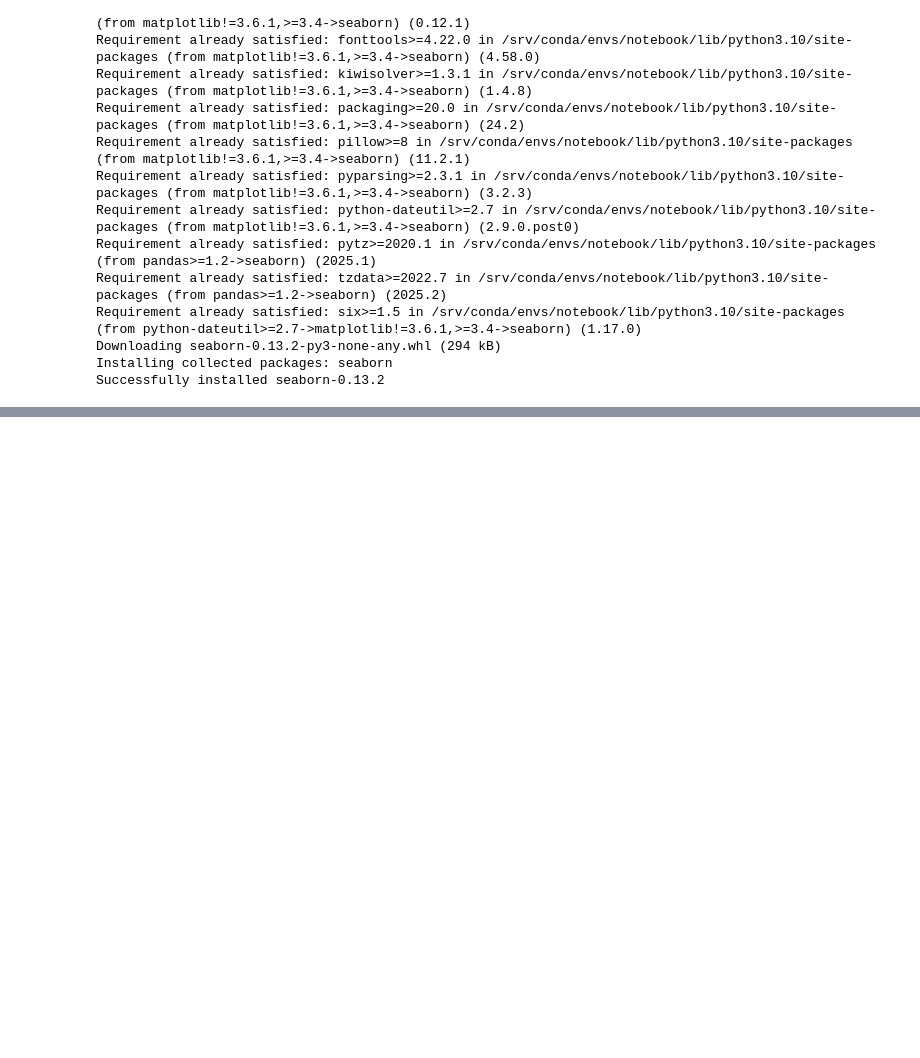
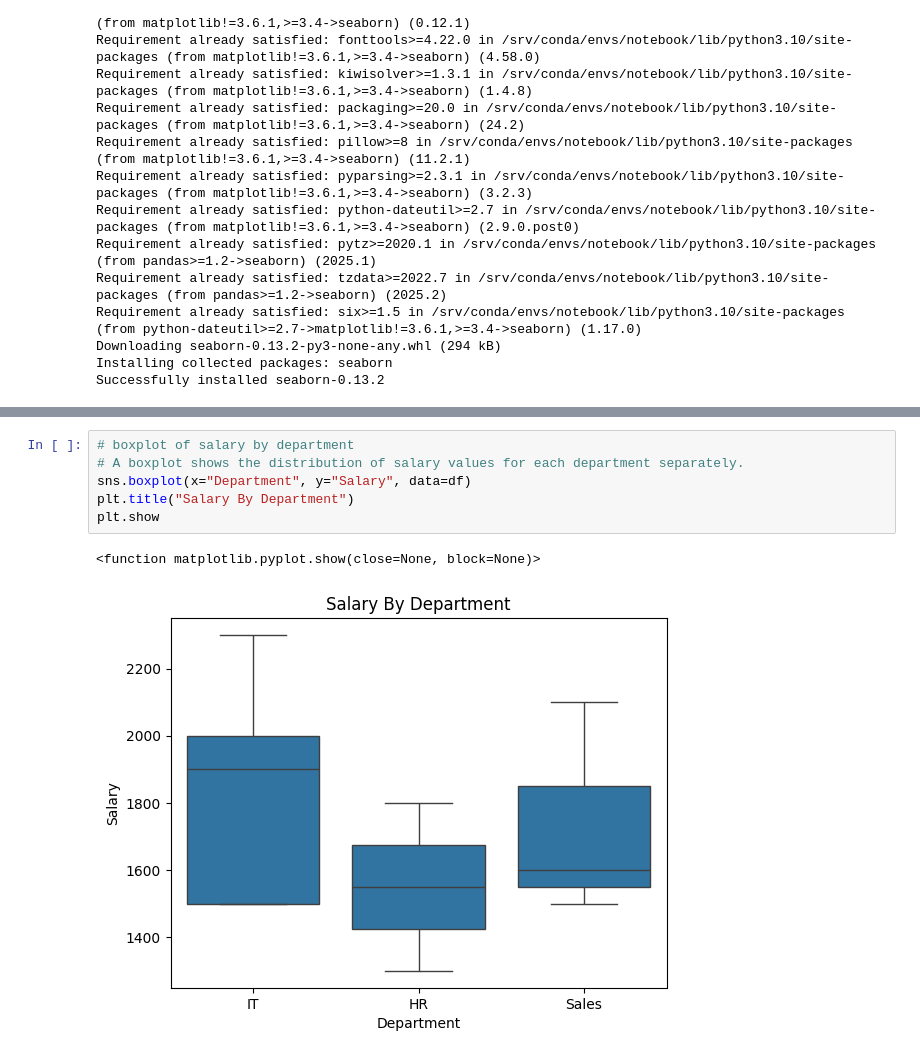
Before and after one commit to Guzlej/fluctuation, a Jupyter notebook: fluctuation1.ipynb, the cells around one changed output, grey strips where cells are left out. Cells and saved outputs as stored; diff of their text form; blank space fills up the shorter version.

```diff
--- a/fluctuation1.ipynb
+++ b/fluctuation1.ipynb
@@ -43,0 +59,9 @@ SyntaxError: invalid syntax (1471440944.py, line 16)
+# %%
+# boxplot of salary by department
+# A boxplot shows the distribution of salary values for each department separately.
+sns.boxplot(x="Department", y="Salary", data=df)
+plt.title("Salary By Department")
+plt.show
+# %% [output]
+<function matplotlib.pyplot.show(close=None, block=None)>
+[figure, added]
```
Also changed, not shown: parts of 3 cells of this notebook.
